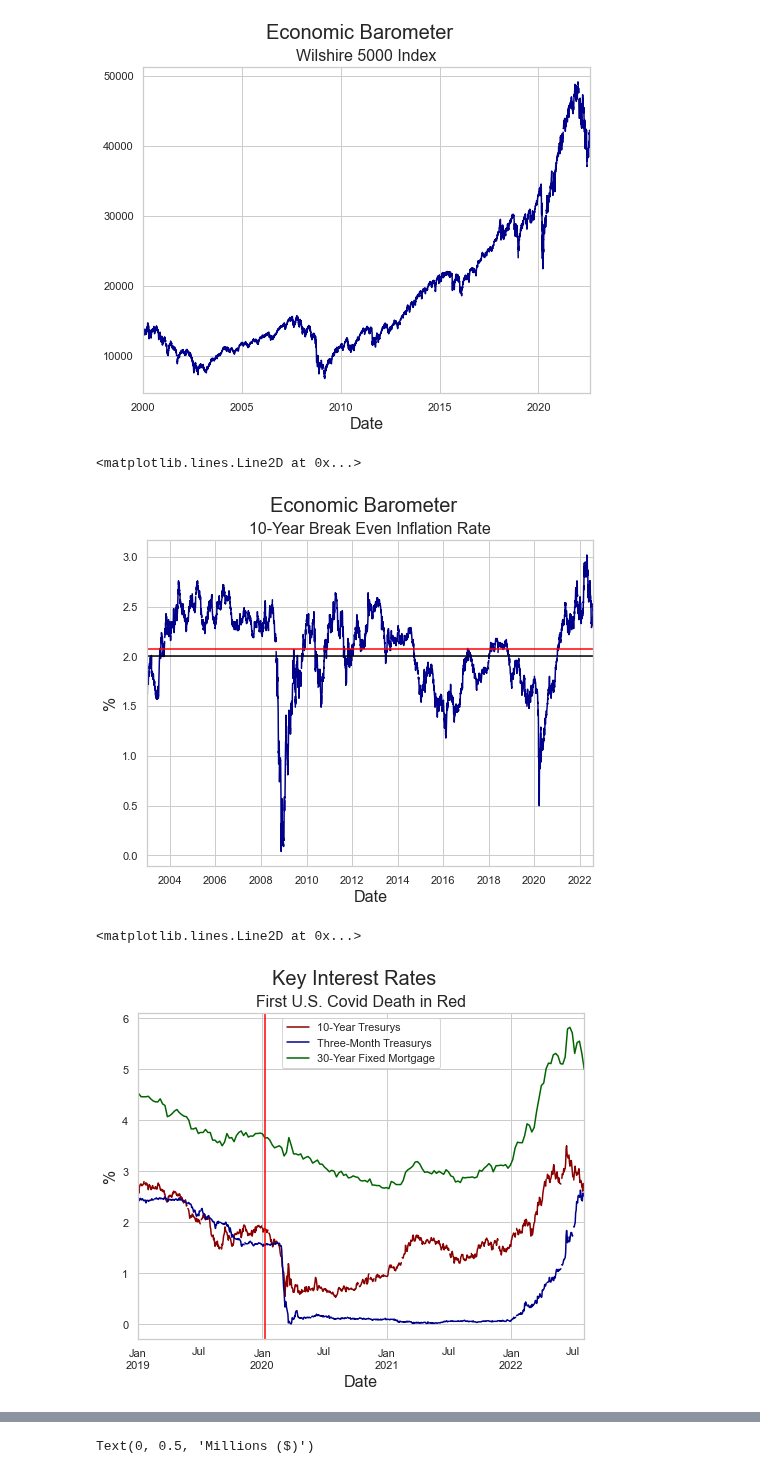
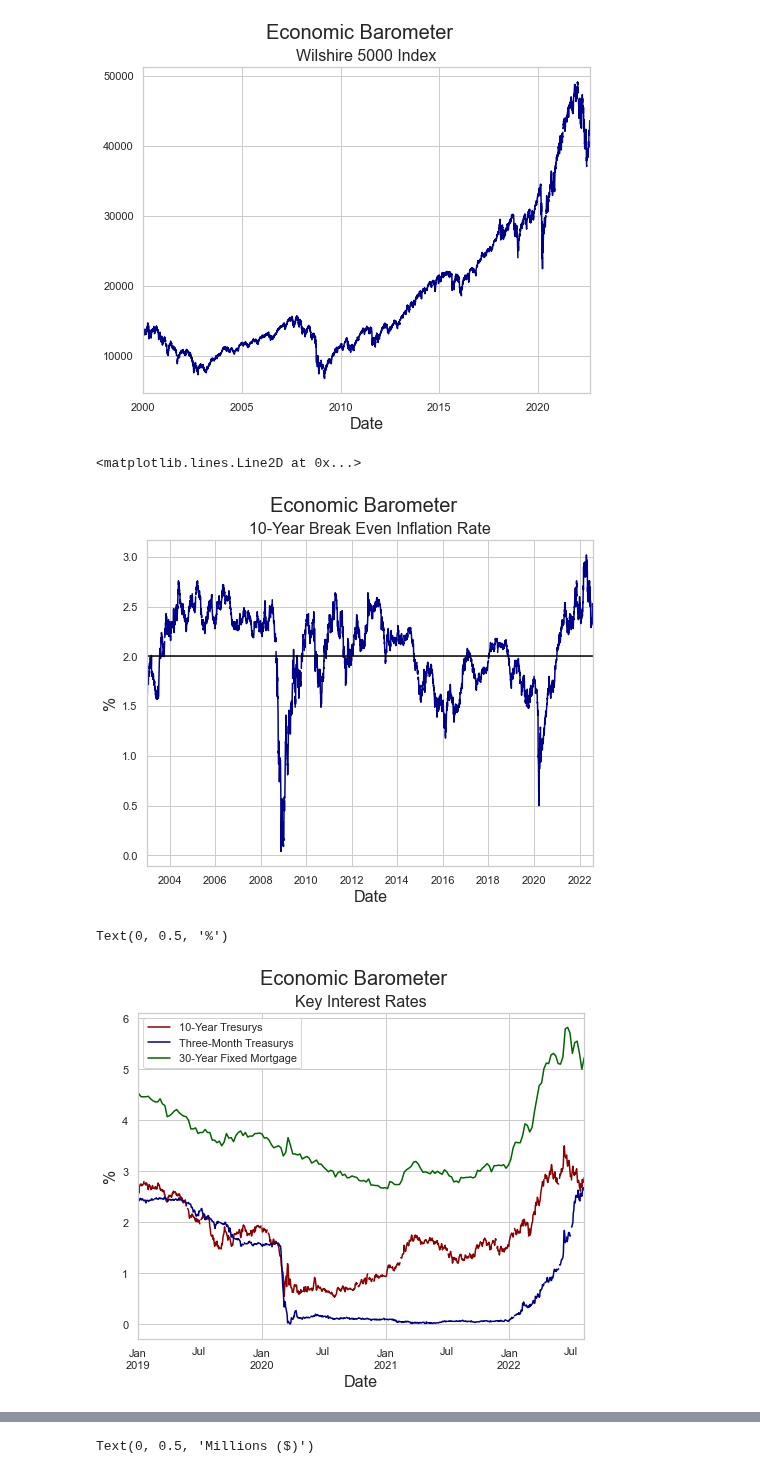
Before and after one commit to thsavage/Macroeconomic-Talking-Points, a Jupyter notebook: Macroeconomic Talking Points.ipynb, the cells around one changed output, grey strips where cells are left out. Drawn from its saved outputs; the diff is of its cells as text; code cells hidden in the pictures.

```diff
--- a/Macroeconomic Talking Points.ipynb
+++ b/Macroeconomic Talking Points.ipynb
@@ -132,27 +131,25 @@ plt.suptitle('Economic Barometer', fontsize=20)
 plt.title('10-Year Break Even Inflation Rate', fontsize=16)
 plt.xlabel('Date', fontsize=16)
 plt.ylabel('%', fontsize=16)
-plt.axhline(2.07, color="red")
 plt.axhline(2, color="black")
 # %% [output]
 <matplotlib.lines.Line2D at 0x...>
-[figure, old version]
+[figure, new version]
 # %%
 ten_year = fred.get_series("DGS10", observation_start='2019-01-01')
 three_month = fred.get_series("DGS3MO", observation_start='2019-01-01')
 ffr = fred.get_series("FEDFUNDS", observation_start='2019-01-01')
 mortgage = fred.get_series("MORTGAGE30US", observation_start='2019-01-01')
 yield_curve = fred.get_series("T10Y3M", observation_start='2019-01-01')
 
 ten_year.plot(c='darkred', label='10-Year Tresurys', figsize=(8, 6), )
 three_month.plot(color='darkblue', label='Three-Month Treasurys')
 mortgage.plot(color='darkgreen', label='30-Year Fixed Mortgage')
-plt.suptitle('Key Interest Rates', fontsize=20)
-plt.title('First U.S. Covid Death in Red', fontsize=16)
+plt.suptitle('Economic Barometer', fontsize=20)
+plt.title('Key Interest Rates', fontsize=16)
 plt.legend()
 plt.xlabel('Date', fontsize=16)
 plt.ylabel('%', fontsize=16)
-plt.axvline(dt.datetime(2020, 1, 9), color="red")
 # %% [output]
-<matplotlib.lines.Line2D at 0x...>
+Text(0, 0.5, '%')
-[figure, old version]
+[figure, new version]
```
Also changed, not shown: parts of 10 cells of this notebook.
